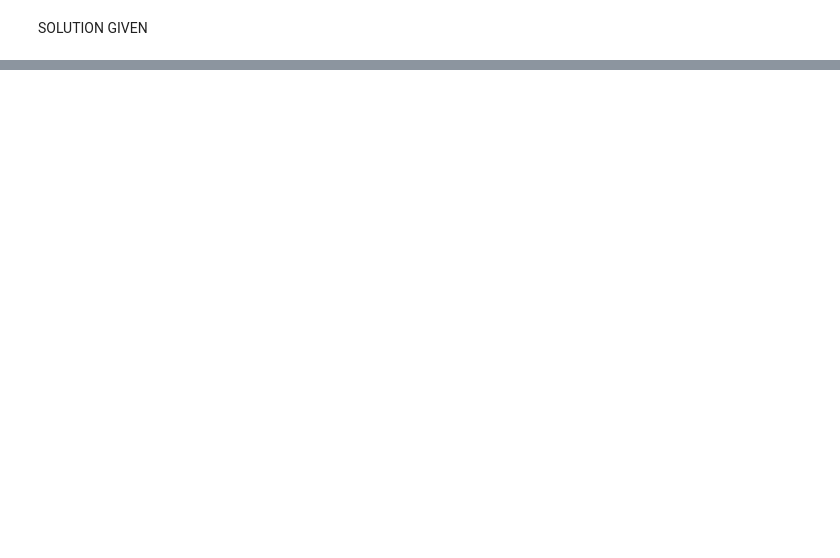
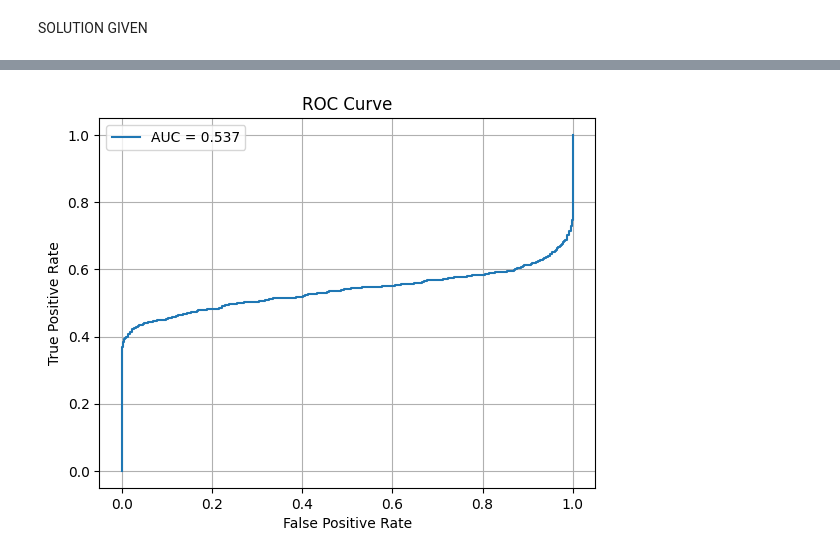
Before and after one commit to hanggao811/AnomalyDetectionLIGO, a Jupyter notebook: AE_simplest.ipynb, the cells around one changed output, grey strips where cells are left out. Cells and saved outputs as stored; diff of their text form; code cells hidden in the pictures; blank space fills up the shorter version.

```diff
--- a/AE_simplest.ipynb
+++ b/AE_simplest.ipynb
@@ -400,0 +395,18 @@ plt.show()
+# %%
+kinks_pred = AE.predict(kinks)['predicted_x_stft']+1j*AE.predict(kinks)['predicted_y_stft']
+kinks_mse = np.mean((kinks_pred - kinks_stft)**2, axis=(1,2))
+bg_mse=bg_mse[:1024]
+bg_pred = bg_pred[:1024]
+test_result = np.concatenate([bg_mse,kinks_mse])
+true = np.concatenate([np.zeros(bg_pred.shape[0]),np.ones(kinks_pred.shape[0])])
+
+fpr, tpr, thresholds = roc_curve(true, abs(test_result))
+auc_kinks = roc_auc_score(true, abs(test_result))
+plt.plot(fpr, tpr,label=f'AUC = {auc_kinks:.3f}')
+plt.xlabel("False Positive Rate")
+plt.ylabel("True Positive Rate")
+plt.title("ROC Curve")
+plt.grid(True)
+plt.legend()
+plt.show()
+# %% [output]
@@ -400,0 +415 @@ plt.show()
+[figure, added]
```
Also changed, not shown: parts of 13 cells of this notebook.
